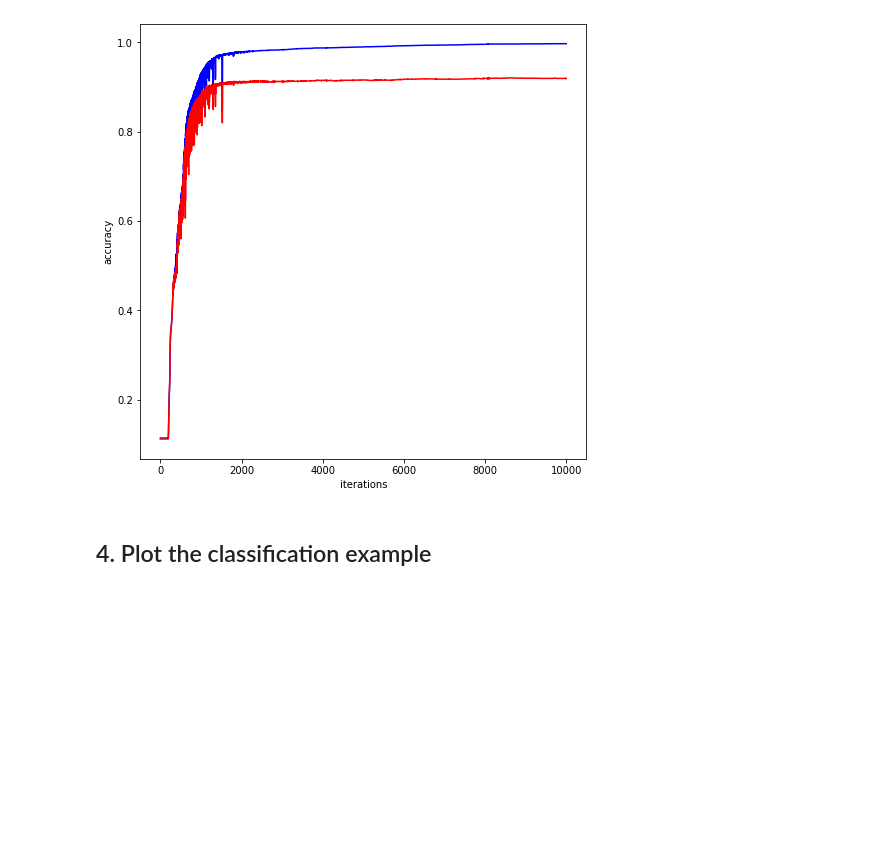
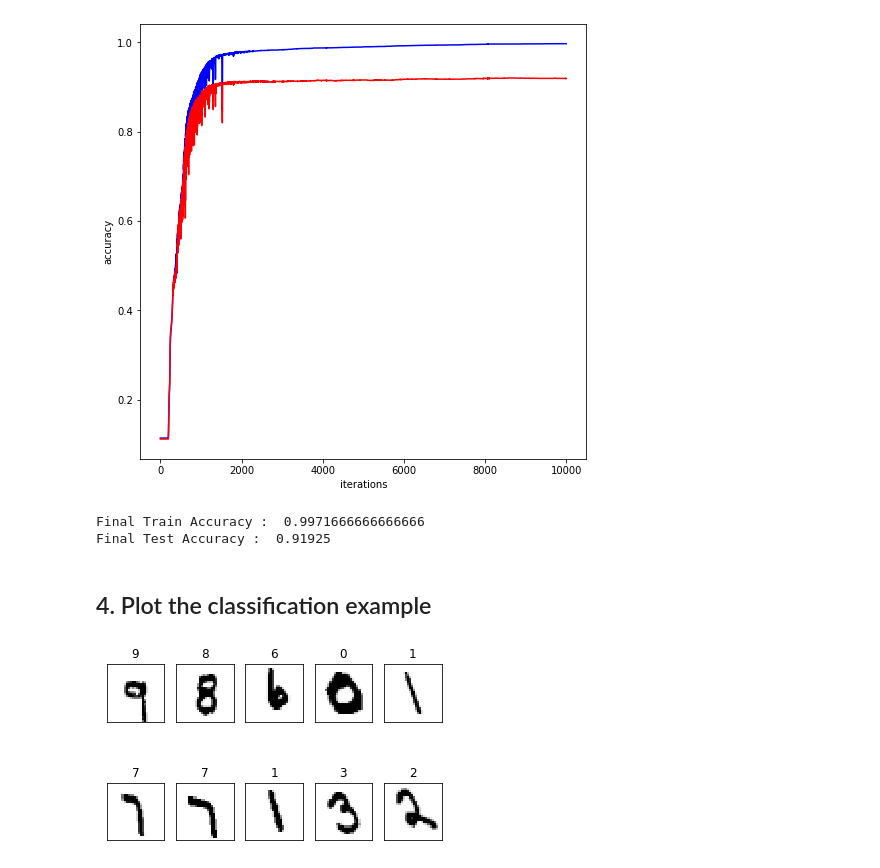
Before and after one commit to SooonChang/MIMP, a Jupyter notebook: Assignment09/Assignment09.ipynb, the cells around one changed output. Saved outputs shown, nothing was run; the diff lists cells and outputs as text; code cells hidden in the pictures; blank space fills up the shorter version.

```diff
--- a/Assignment09/Assignment09.ipynb
+++ b/Assignment09/Assignment09.ipynb
@@ -294,5 +305,44 @@ plt.plot(iteration, test_acc_list, c='r')
 plt.show()
 # %% [output]
 [figure]
+# %%
+print("Final Train Accuracy : ", train_acc_list[-1])
+print("Final Test Accuracy : ", test_acc_list[-1])
+# %% [output]
+Final Train Accuracy :  0.9971666666666666
+Final Test Accuracy :  0.91925
 # %% [markdown]
 ## 4. Plot the classification example
+# %%
+corec_img = []
+corec_lab = []
+mis_img = []
+mis_lab = []
+# %%
+pred = network.predict(test_img)
+pred = np.argmax(pred,axis=1) ## predicted label
+lab = np.argmax(test_enc,axis=1) ## correct label
+
+for i in range(len(test_lab)):
+  if pred[i] == lab[i]:
+    corec_img.append(test_img[i])
+    corec_lab.append(pred[i])
+  else:
+    mis_img.append(test_img[i])
+    mis_lab.append(pred[i])
+# %%
+f1 = plt.figure(1)
+for i in range(10):
+  label = corec_lab[i]
+  im_vector = corec_img[i]
+
+  plt.subplot(2,5,i+1)
+  plt.title(label)
+  plt.imshow(im_vector.reshape(size_row,size_col), cmap='Greys',
+             interpolation='None')
+  frame = plt.gca()
+  frame.axes.get_xaxis().set_visible(False)
+  frame.axes.get_yaxis().set_visible(False)
+plt.show()
+# %% [output]
+[figure, added]
```
Also changed, not shown: parts of 3 cells of this notebook.
